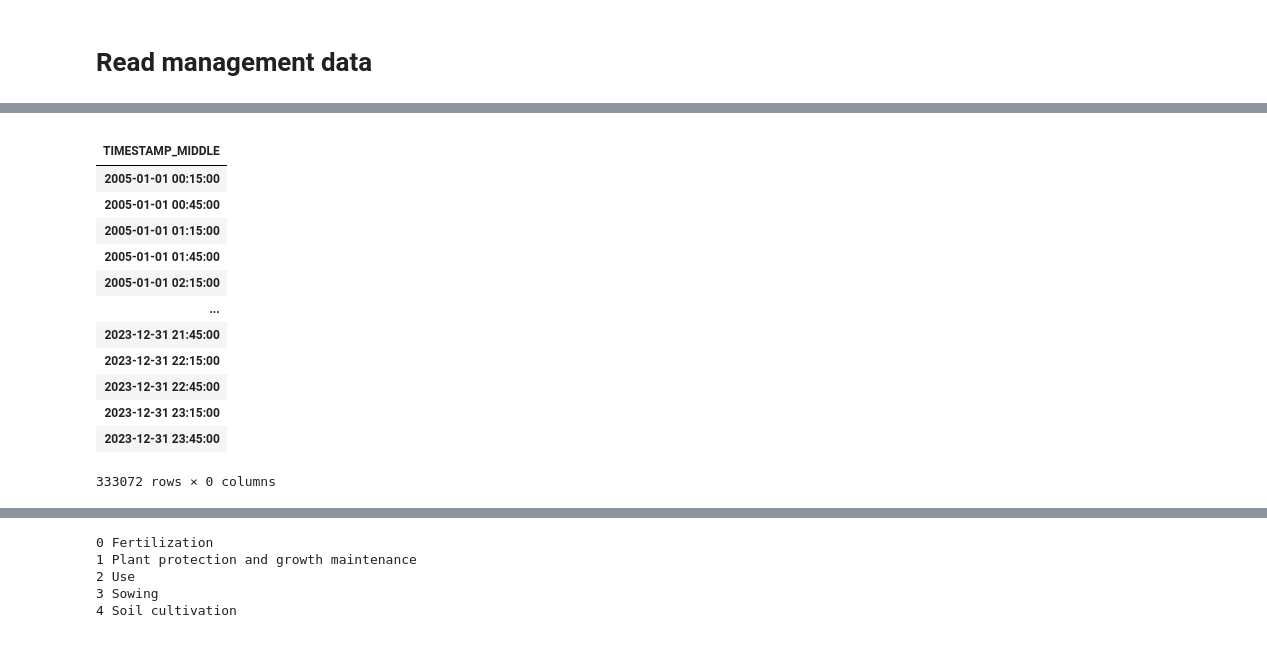
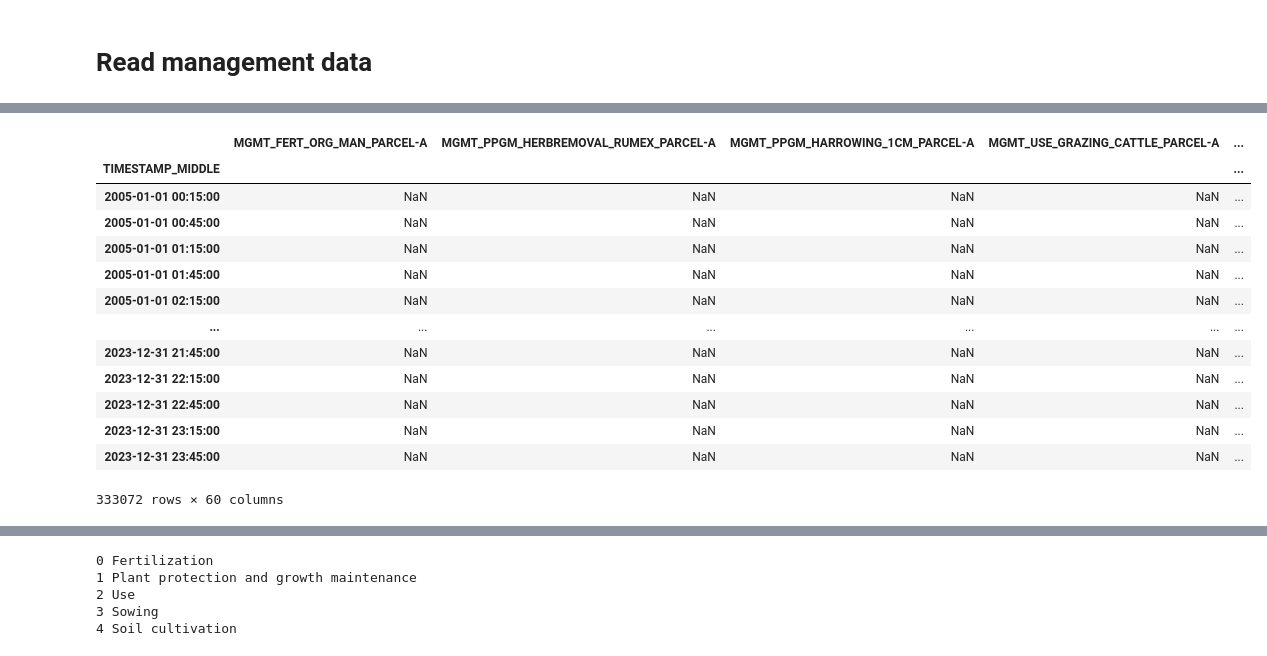
Before and after one commit to holukas/dataset_cha_fp2024_2005-2023, a Jupyter notebook: notebooks/15_MANAGEMENT/read.ipynb, the cells around one changed output, grey strips where cells are left out. Saved outputs shown, nothing was run; the diff lists cells and outputs as text; code cells hidden in the pictures.

```diff
--- a/notebooks/15_MANAGEMENT/read.ipynb
+++ b/notebooks/15_MANAGEMENT/read.ipynb
@@ -20,6 +21,9 @@ df['PREFIX'] = 'MGMT'
 
 # Fill end dates, if missing then end is the same as start
 df['End'] = df['End'].fillna(df['Start'])
+df['Start'] = pd.to_datetime(df['Start'])
+df['End'] = pd.to_datetime(df['End'])
+
 df['Parcel'] = df['Parcel'].fillna('-9999')
 df['Management_Category'] = df['Management_Category'].fillna('-9999')
 df['Management_Subcategory'] = df['Management_Subcategory'].fillna('-9999')
@@ -105,11 +109,14 @@ def create_varname(row):
 df['VARNAME'] = df.apply(create_varname, axis=1)
 df['VARNAME'] = df['VARNAME'].str.replace('_-9999', '')
 
+
+
 # df['Management_Category'].unique()
 # print(df['Management_Subcategory'].unique())
 # print(df['Management_specific'].unique())
-[print(f"{ix}: {v}") for ix, v in enumerate(df['VARNAME'].unique())];
-# display(df)
+mgmt_types = df['VARNAME'].unique()
+[print(f"{ix}: {v}") for ix, v in enumerate(mgmt_types)];
+display(df)
 # %% [output]
 0: MGMT_FERT_ORG_MAN_PARCEL-A
 1: MGMT_PPGM_HERBREMOVAL_RUMEX_PARCEL-A
@@ -131,18 +163,18 @@ df['VARNAME'] = df['VARNAME'].str.replace('_-9999', '')
 # %%
-mgmt = pd.DataFrame(index=maindf.index, columns=[])
+mgmt = pd.DataFrame(index=maindf.index, columns=[mgmt_types])
 mgmt
 # %% [output]
-|  |
-| TIMESTAMP_MIDDLE |
-| 2005-01-01 00:15:00 |
-| 2005-01-01 00:45:00 |
-| 2005-01-01 01:15:00 |
-| 2005-01-01 01:45:00 |
-| 2005-01-01 02:15:00 |
-| ... |
-| 2023-12-31 21:45:00 |
-| 2023-12-31 22:15:00 |
-| 2023-12-31 22:45:00 |
-| 2023-12-31 23:15:00 |
-| 2023-12-31 23:45:00 |
+|  | MGMT_FERT_ORG_MAN_PARCEL-A | MGMT_PPGM_HERBREMOVAL_RUMEX_PARCEL-A | MGMT_PPGM_HARROWING_1CM_PARCEL-A | MGMT_USE_GRAZING_CATTLE_PARCEL-A | ... |
+| TIMESTAMP_MIDDLE |  |  |  |  | ... |
+| 2005-01-01 00:15:00 | NaN | NaN | NaN | NaN | ... |
+| 2005-01-01 00:45:00 | NaN | NaN | NaN | NaN | ... |
+| 2005-01-01 01:15:00 | NaN | NaN | NaN | NaN | ... |
+| 2005-01-01 01:45:00 | NaN | NaN | NaN | NaN | ... |
+| 2005-01-01 02:15:00 | NaN | NaN | NaN | NaN | ... |
+| ... | ... | ... | ... | ... | ... |
+| 2023-12-31 21:45:00 | NaN | NaN | NaN | NaN | ... |
+| 2023-12-31 22:15:00 | NaN | NaN | NaN | NaN | ... |
+| 2023-12-31 22:45:00 | NaN | NaN | NaN | NaN | ... |
+| 2023-12-31 23:15:00 | NaN | NaN | NaN | NaN | ... |
+| 2023-12-31 23:45:00 | NaN | NaN | NaN | NaN | ... |
-333072 rows × 0 columns
+333072 rows × 60 columns
```
Also changed, not shown: parts of 11 cells of this notebook, 1 other file.
